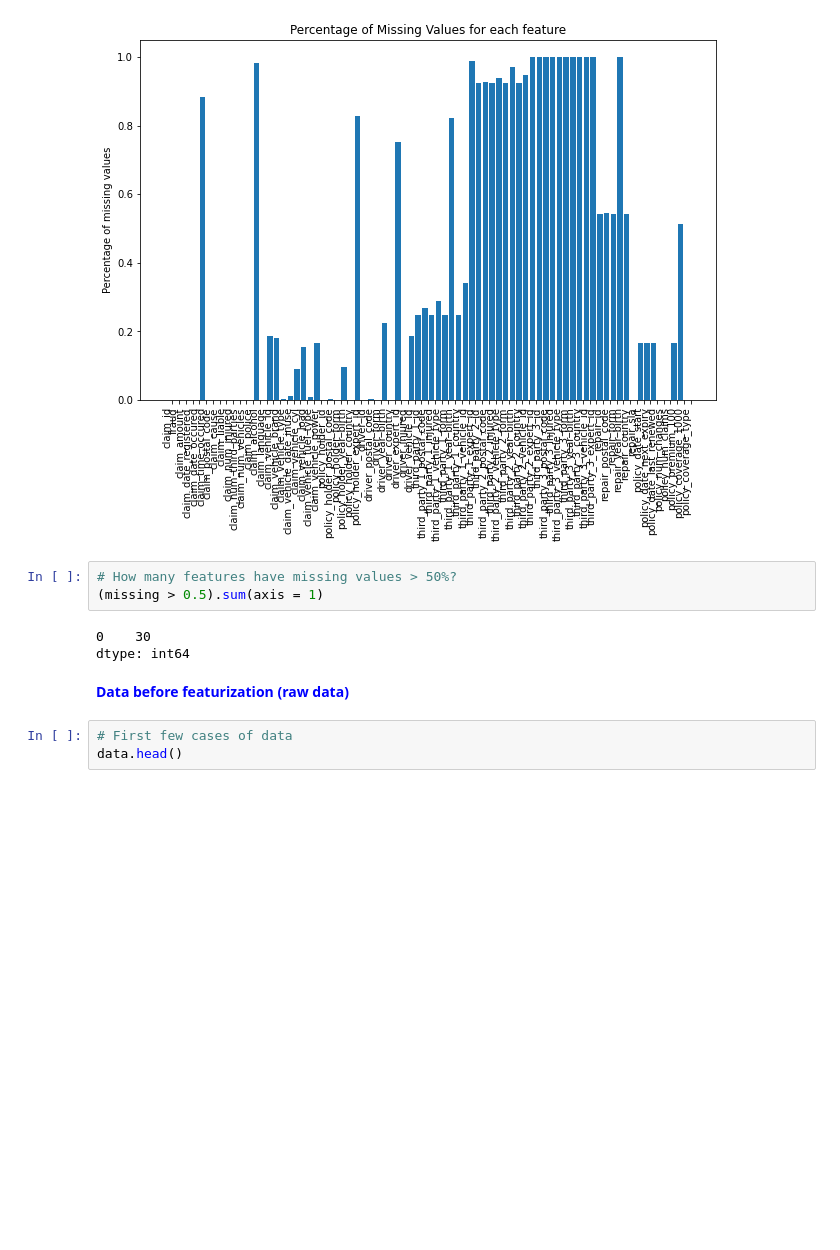
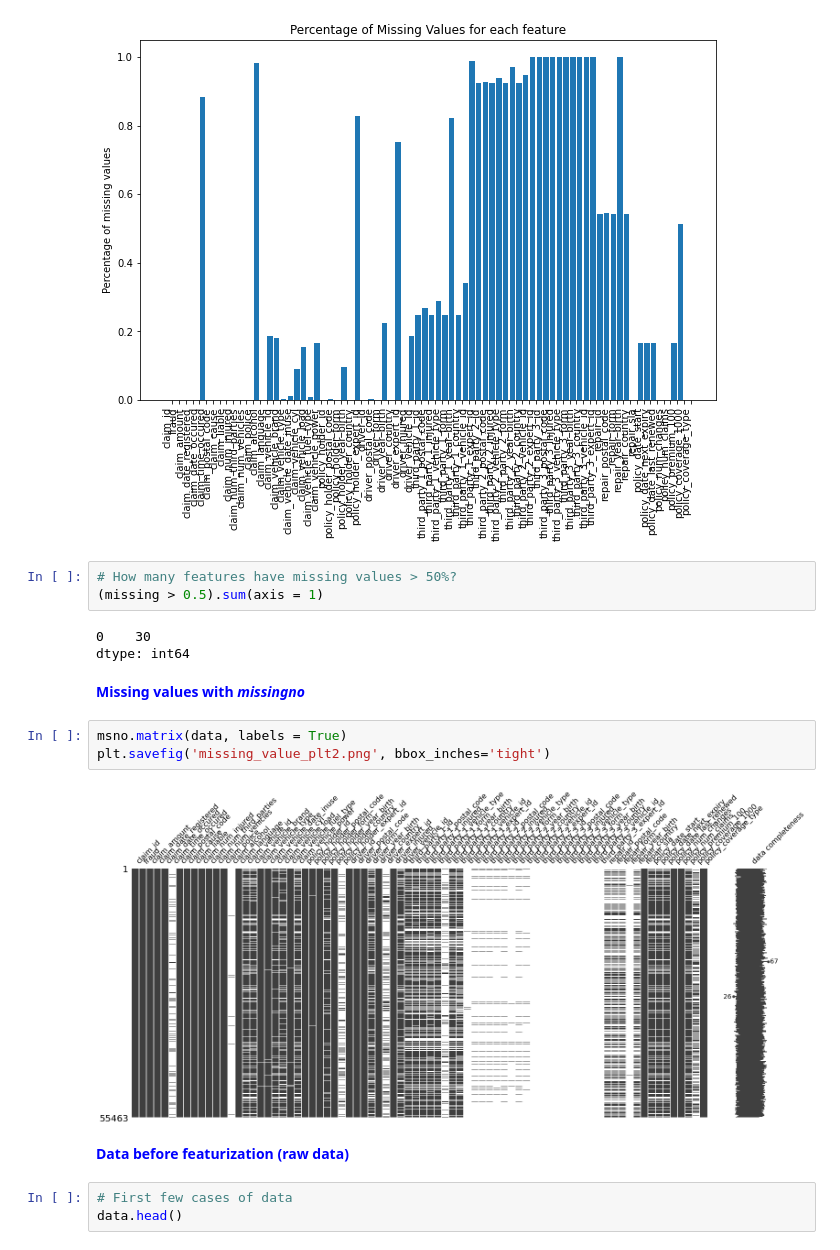
Before and after one commit to andyc1997/Advanced-Analytics, a Jupyter notebook: Assignment1/preprocessing.ipynb, the cells around one changed output. Cells and saved outputs as stored; diff of their text form; blank space fills up the shorter version.

```diff
--- a/Assignment1/preprocessing.ipynb
+++ b/Assignment1/preprocessing.ipynb
@@ -53,6 +54,13 @@ plt.savefig('missing_value_plt1.png', bbox_inches='tight')
 # %% [output]
 0    30
 dtype: int64
+# %% [markdown]
+**<font color='blue'>Missing values with *missingno*</font>**
+# %%
+msno.matrix(data, labels = True)
+plt.savefig('missing_value_plt2.png', bbox_inches='tight')
+# %% [output]
+[figure, added]
 # %% [markdown]
 **<font color='blue'> Data before featurization (raw data) </font>**
 # %%
```
Also changed, not shown: parts of 1 cell of this notebook, 3 other files.
